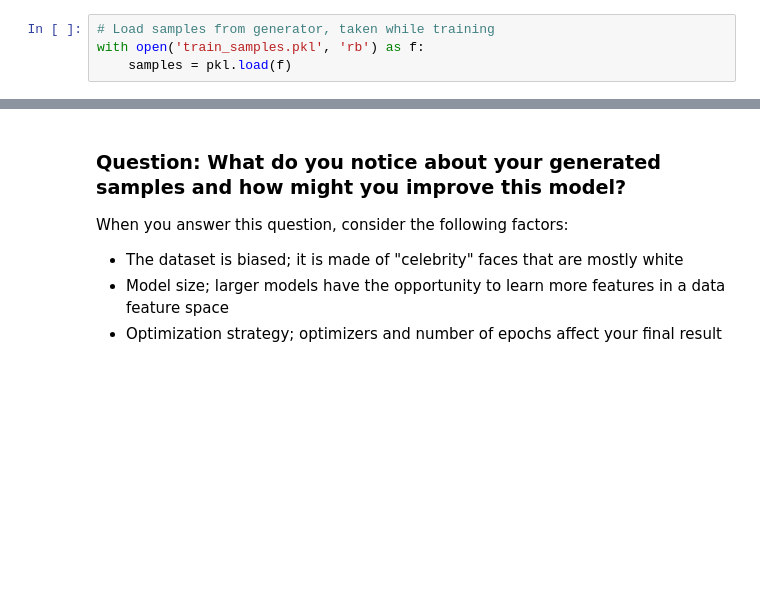
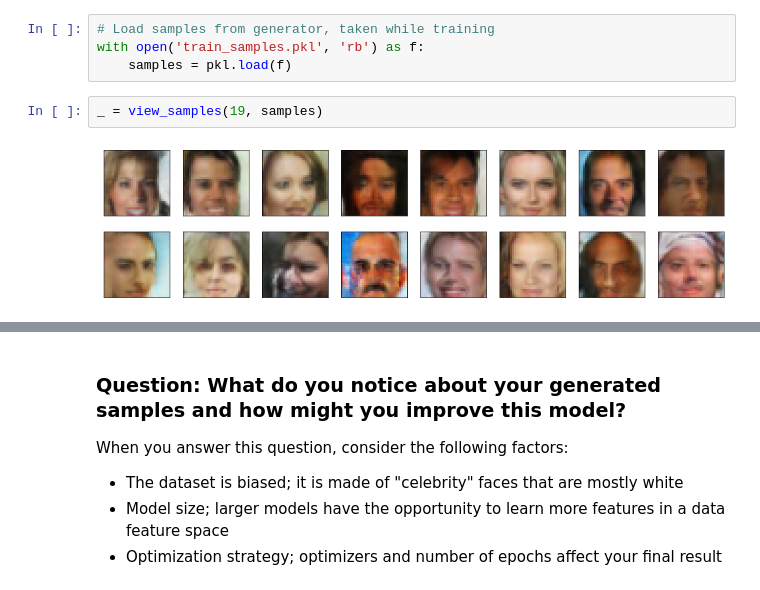
Before and after one commit to nathan-standafer/project-face-generation, a Jupyter notebook: dlnd_face_generation.ipynb, the cells around one changed output, grey strips where cells are left out. Saved outputs shown, nothing was run; the diff lists cells and outputs as text; blank space fills up the shorter version.

```diff
--- a/dlnd_face_generation.ipynb
+++ b/dlnd_face_generation.ipynb
@@ -558,3 +671,7 @@ def view_samples(epoch, samples):
 # Load samples from generator, taken while training
 with open('train_samples.pkl', 'rb') as f:
     samples = pkl.load(f)
+# %%
+_ = view_samples(19, samples)
+# %% [output]
+[figure, added]
```
Also changed, not shown: parts of 18 cells of this notebook, 1 other file.
